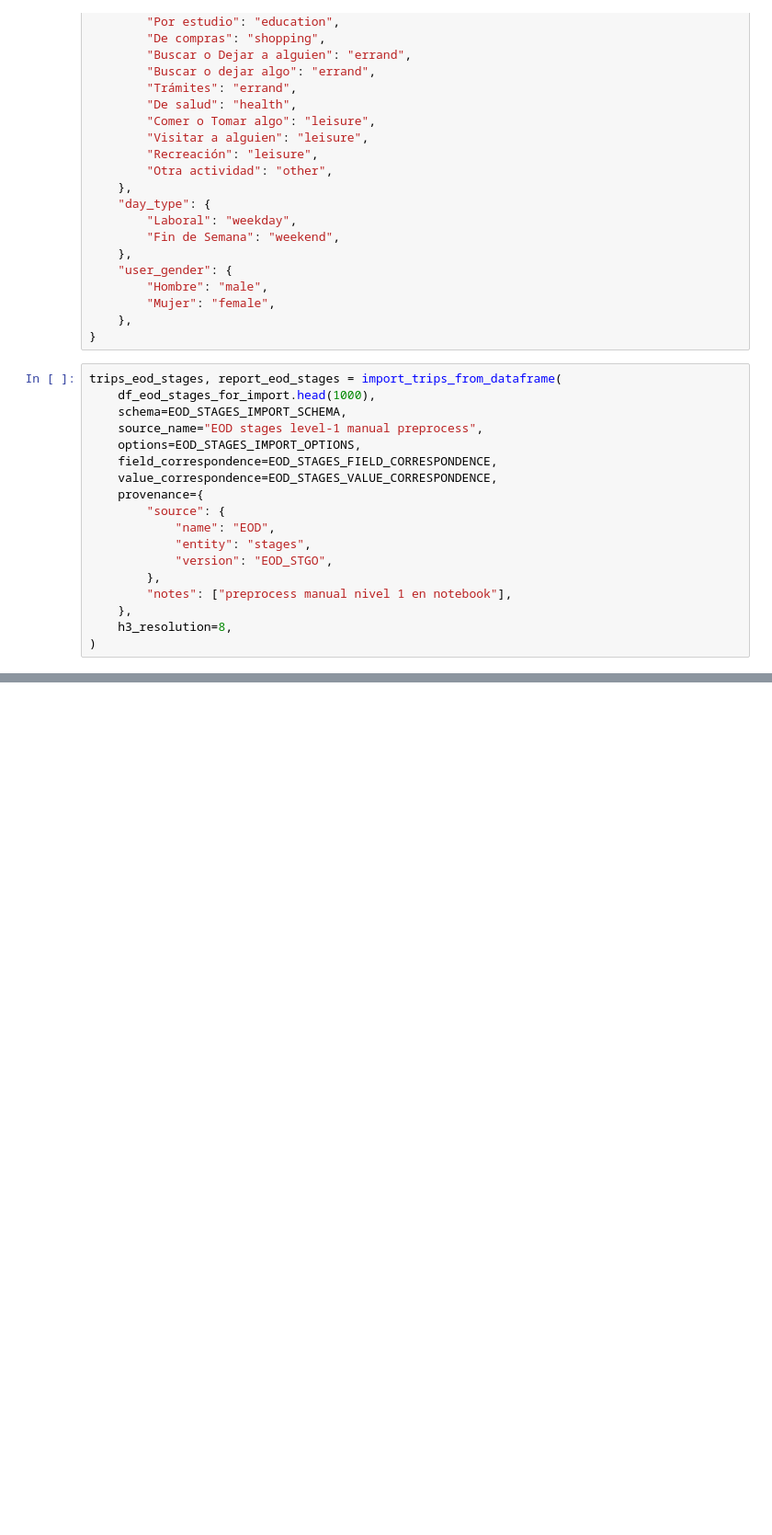
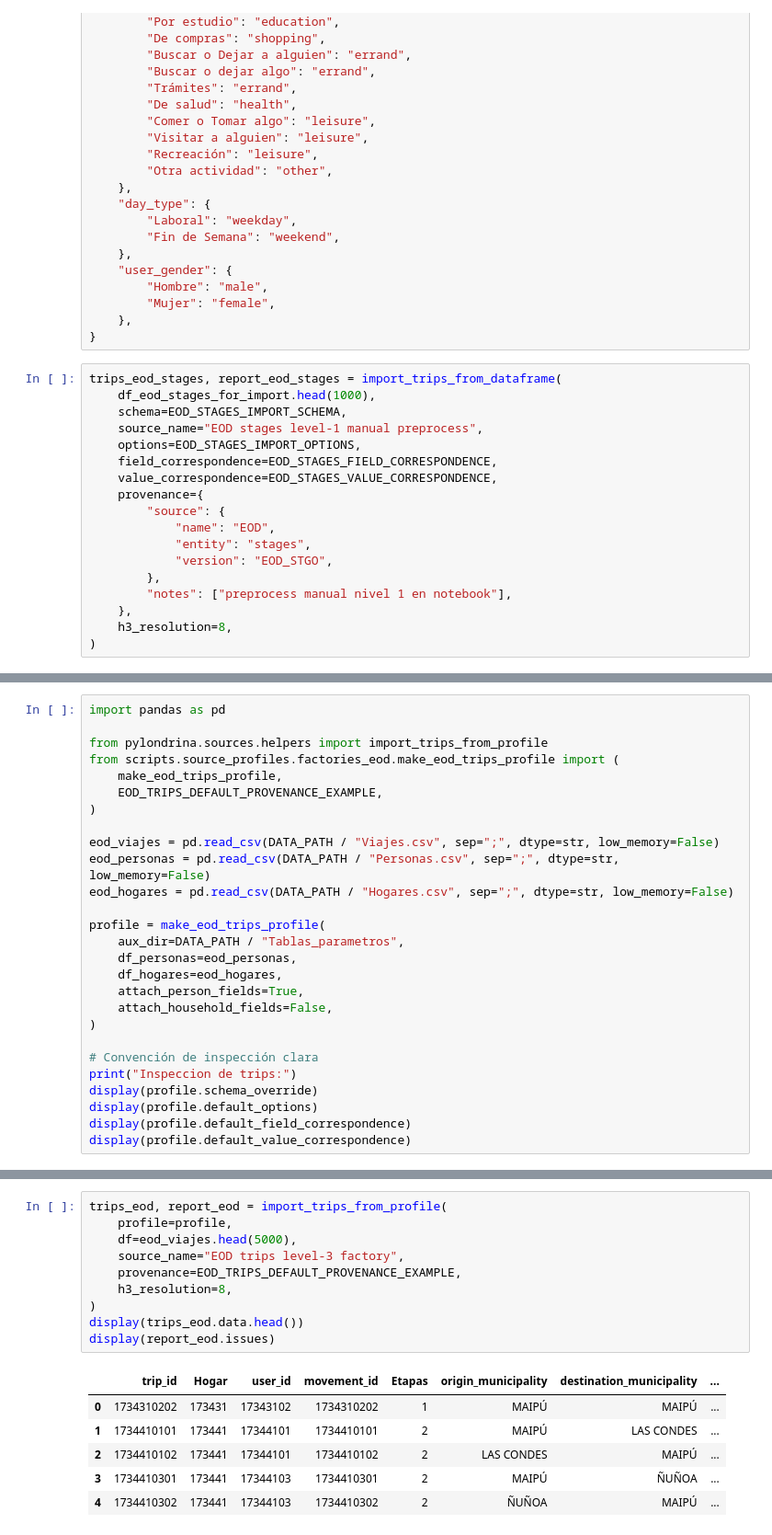
Before and after one commit to sebastianolmos/pylondrina, a Jupyter notebook: notebooks/usage_examples/import_trips/eod_import_levels.ipynb, the cells around one changed output, grey strips where cells are left out. Shown at 92% size. Cells and saved outputs as stored; diff of their text form; blank space fills up the shorter version.

```diff
--- a/notebooks/usage_examples/import_trips/eod_import_levels.ipynb
+++ b/notebooks/usage_examples/import_trips/eod_import_levels.ipynb
@@ -1306,0 +1315,27 @@ display(report_eod_stages.issues)
+# %%
+import pandas as pd
+
+from pylondrina.sources.helpers import import_trips_from_profile
+from scripts.source_profiles.factories_eod.make_eod_trips_profile import (
+    make_eod_trips_profile,
+    EOD_TRIPS_DEFAULT_PROVENANCE_EXAMPLE,
+)
+
+eod_viajes = pd.read_csv(DATA_PATH / "Viajes.csv", sep=";", dtype=str, low_memory=False)
+eod_personas = pd.read_csv(DATA_PATH / "Personas.csv", sep=";", dtype=str, low_memory=False)
+eod_hogares = pd.read_csv(DATA_PATH / "Hogares.csv", sep=";", dtype=str, low_memory=False)
+
+profile = make_eod_trips_profile(
+    aux_dir=DATA_PATH / "Tablas_parametros",
+    df_personas=eod_personas,
+    df_hogares=eod_hogares,
+    attach_person_fields=True,
+    attach_household_fields=False,
+)
+
+# Convención de inspección clara
+print("Inspeccion de trips:")
+display(profile.schema_override)
+display(profile.default_options)
+display(profile.default_field_correspondence)
+display(profile.default_value_correspondence)
@@ -1306,0 +1394,17 @@ display(report_eod_stages.issues)
+# %%
+trips_eod, report_eod = import_trips_from_profile(
+    profile=profile,
+    df=eod_viajes.head(5000),
+    source_name="EOD trips level-3 factory",
+    provenance=EOD_TRIPS_DEFAULT_PROVENANCE_EXAMPLE,
+    h3_resolution=8,
+)
+display(trips_eod.data.head())
+display(report_eod.issues)
+# %% [output]
+|  | trip_id | Hogar | user_id | movement_id | Etapas | origin_municipality | destination_municipality | ... |
+| 0 | 1734310202 | 173431 | 17343102 | 1734310202 | 1 | MAIPÚ | MAIPÚ | ... |
+| 1 | 1734410101 | 173441 | 17344101 | 1734410101 | 2 | MAIPÚ | LAS CONDES | ... |
+| 2 | 1734410102 | 173441 | 17344101 | 1734410102 | 2 | LAS CONDES | MAIPÚ | ... |
+| 3 | 1734410301 | 173441 | 17344103 | 1734410301 | 2 | MAIPÚ | ÑUÑOA | ... |
+| 4 | 1734410302 | 173441 | 17344103 | 1734410302 | 2 | ÑUÑOA | MAIPÚ | ... |
```
Also changed, not shown: parts of 12 cells of this notebook, 5 other files.
